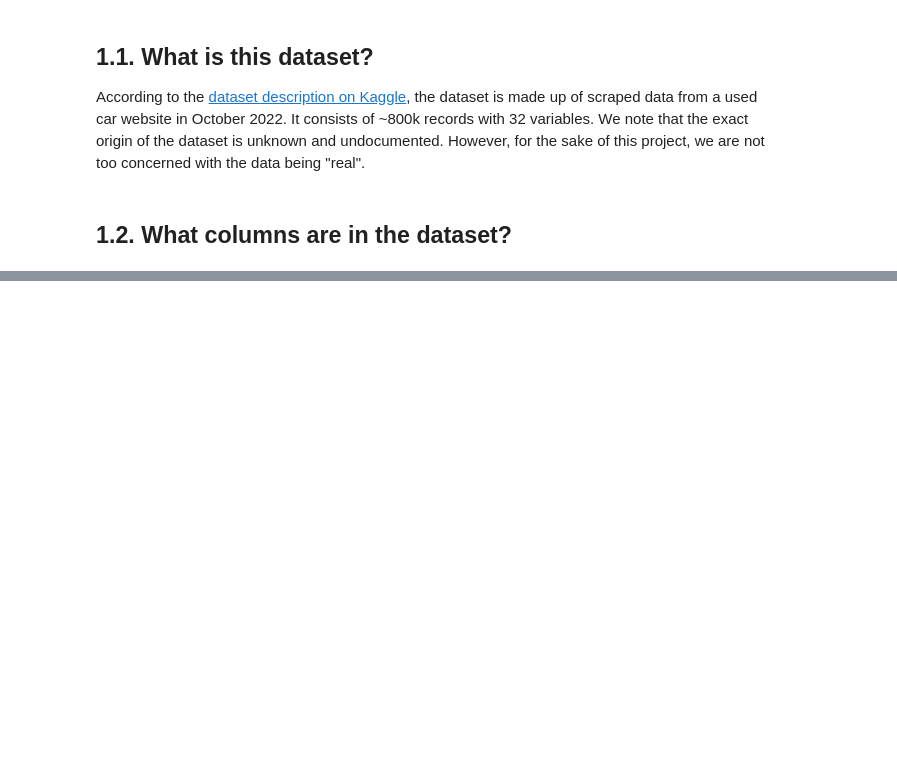
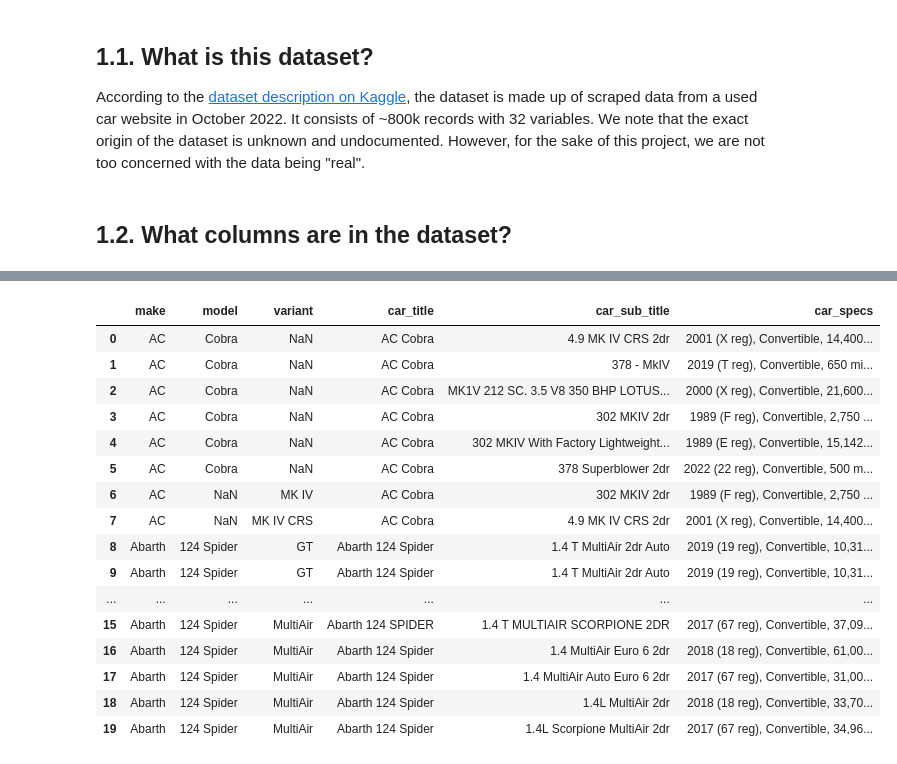
Before and after one commit to jenboc/used-car-price-prediction, a Jupyter notebook: notebooks/01_initial.ipynb, the cells around one changed output, grey strips where cells are left out. Drawn from its saved outputs; the diff is of its cells as text; code cells hidden in the pictures; blank space fills up the shorter version.

```diff
--- a/notebooks/01_initial.ipynb
+++ b/notebooks/01_initial.ipynb
@@ -204,0 +59,21 @@ df[df["num_owner"] == 0]
+# %%
+title_check = df[["make", "model", "variant", "car_title", "car_sub_title", "car_specs"]]
+title_check.head(20)
+# %% [output]
+|  | make | model | variant | car_title | car_sub_title | car_specs |
+| 0 | AC | Cobra | NaN | AC Cobra | 4.9 MK IV CRS 2dr | 2001 (X reg), Convertible, 14,400... |
+| 1 | AC | Cobra | NaN | AC Cobra | 378 - MkIV | 2019 (T reg), Convertible, 650 mi... |
+| 2 | AC | Cobra | NaN | AC Cobra | MK1V 212 SC. 3.5 V8 350 BHP LOTUS... | 2000 (X reg), Convertible, 21,600... |
+| 3 | AC | Cobra | NaN | AC Cobra | 302 MKIV 2dr | 1989 (F reg), Convertible, 2,750 ... |
+| 4 | AC | Cobra | NaN | AC Cobra | 302 MKIV With Factory Lightweight... | 1989 (E reg), Convertible, 15,142... |
+| 5 | AC | Cobra | NaN | AC Cobra | 378 Superblower 2dr | 2022 (22 reg), Convertible, 500 m... |
+| 6 | AC | NaN | MK IV | AC Cobra | 302 MKIV 2dr | 1989 (F reg), Convertible, 2,750 ... |
+| 7 | AC | NaN | MK IV CRS | AC Cobra | 4.9 MK IV CRS 2dr | 2001 (X reg), Convertible, 14,400... |
+| 8 | Abarth | 124 Spider | GT | Abarth 124 Spider | 1.4 T MultiAir 2dr Auto | 2019 (19 reg), Convertible, 10,31... |
+| 9 | Abarth | 124 Spider | GT | Abarth 124 Spider | 1.4 T MultiAir 2dr Auto | 2019 (19 reg), Convertible, 10,31... |
+| ... | ... | ... | ... | ... | ... | ... |
+| 15 | Abarth | 124 Spider | MultiAir | Abarth 124 SPIDER | 1.4 T MULTIAIR SCORPIONE 2DR | 2017 (67 reg), Convertible, 37,09... |
+| 16 | Abarth | 124 Spider | MultiAir | Abarth 124 Spider | 1.4 MultiAir Euro 6 2dr | 2018 (18 reg), Convertible, 61,00... |
+| 17 | Abarth | 124 Spider | MultiAir | Abarth 124 Spider | 1.4 MultiAir Auto Euro 6 2dr | 2017 (67 reg), Convertible, 31,00... |
+| 18 | Abarth | 124 Spider | MultiAir | Abarth 124 Spider | 1.4L MultiAir 2dr | 2018 (18 reg), Convertible, 33,70... |
+| 19 | Abarth | 124 Spider | MultiAir | Abarth 124 Spider | 1.4L Scorpione MultiAir 2dr | 2017 (67 reg), Convertible, 34,96... |
```
Also changed, not shown: parts of 41 cells of this notebook.
